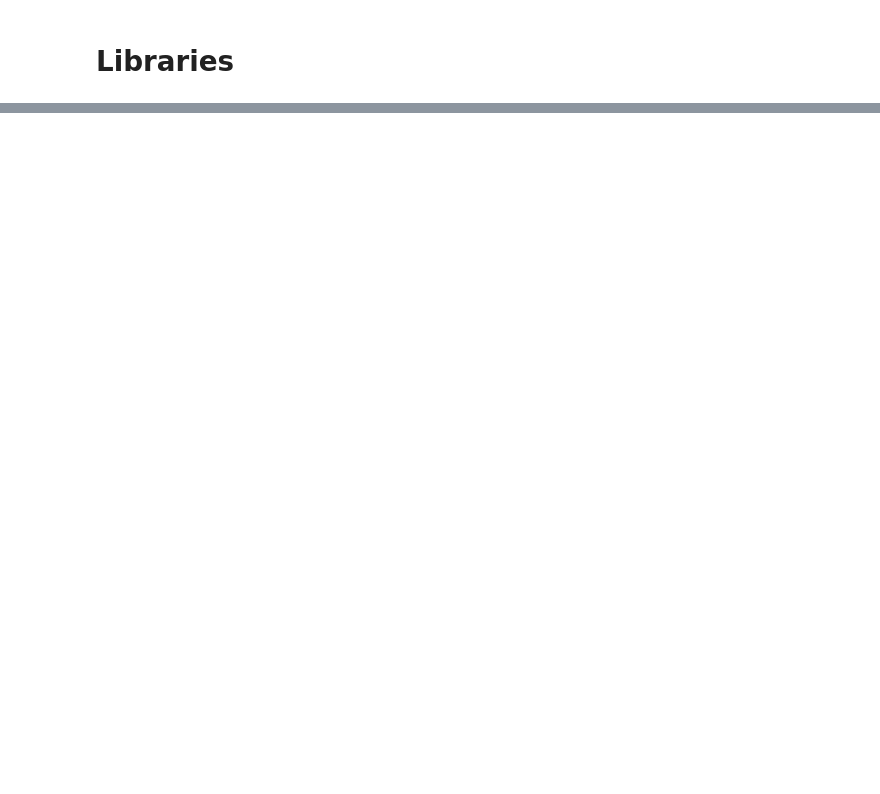
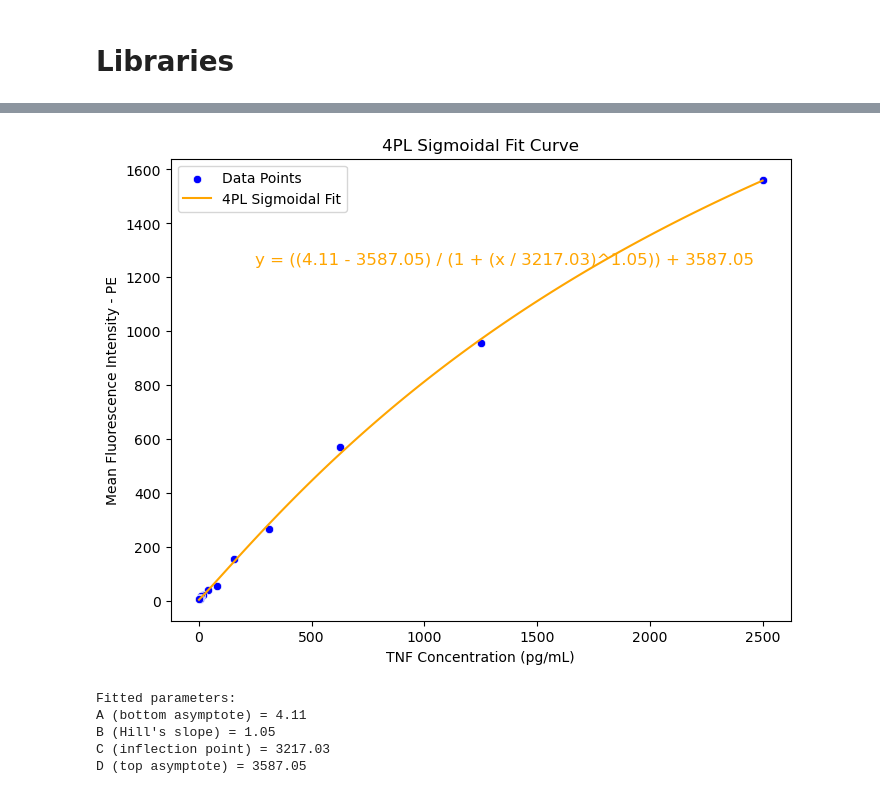
Before and after one commit to elenajusto/immunology-2, a Jupyter notebook: macrophage-csv.ipynb, the cells around one changed output, grey strips where cells are left out. Cells and saved outputs as stored; diff of their text form; code cells hidden in the pictures; blank space fills up the shorter version.

```diff
--- a/macrophage-csv.ipynb
+++ b/macrophage-csv.ipynb
@@ -96,0 +98,45 @@ filtered_df2
+# %%
+# Define the 4PL function
+def four_param_logistic(x, A, B, C, D):
+    return ((A - D) / (1.0 + ((x / C) ** B))) + D
+# %%
+# Initial parameter guesses for A, B, C, D
+initial_guess = [min(y_mfi), 1, np.median(x_tnf), max(y_mfi)]
+
+# Fit the 4PL model to the data
+params, _ = curve_fit(four_param_logistic, x_tnf, y_mfi, p0=initial_guess, maxfev=10000)
+
+# Generate x values for the fitted curve
+x_fit = np.linspace(min(x_tnf), max(x_tnf), 100)
+y_fit = four_param_logistic(x_fit, *params)
+# %%
+# Plot the data points and the fitted 4PL curve
+plt.figure(figsize=(8, 6))
+sns.scatterplot(x=x_tnf, y=y_mfi, color='blue', label='Data Points')
+plt.plot(x_fit, y_fit, color='orange', label='4PL Sigmoidal Fit')
+
+# Display the equation parameters on the plot
+plt.text(0.1 * max(x_tnf), 0.8 * max(y_mfi),
+         f"y = (({params[0]:.2f} - {params[3]:.2f}) / (1 + (x / {params[2]:.2f})^{params[1]:.2f})) + {params[3]:.2f}",
+         fontsize=12, color="orange")
+
+# Customize plot
+plt.title("4PL Sigmoidal Fit Curve")
+plt.xlabel("TNF Concentration (pg/mL)")
+plt.ylabel("Mean Fluorescence Intensity - PE")
+plt.legend()
+plt.show()
+
+# Print the fitted parameters
+print("Fitted parameters:")
+print(f"A (bottom asymptote) = {params[0]:.2f}")
+print(f"B (Hill's slope) = {params[1]:.2f}")
+print(f"C (inflection point) = {params[2]:.2f}")
+print(f"D (top asymptote) = {params[3]:.2f}")
+# %% [output]
+[figure, added]
+Fitted parameters:
+A (bottom asymptote) = 4.11
+B (Hill's slope) = 1.05
+C (inflection point) = 3217.03
+D (top asymptote) = 3587.05
```
Also changed, not shown: parts of 20 cells of this notebook, 6 other files.
